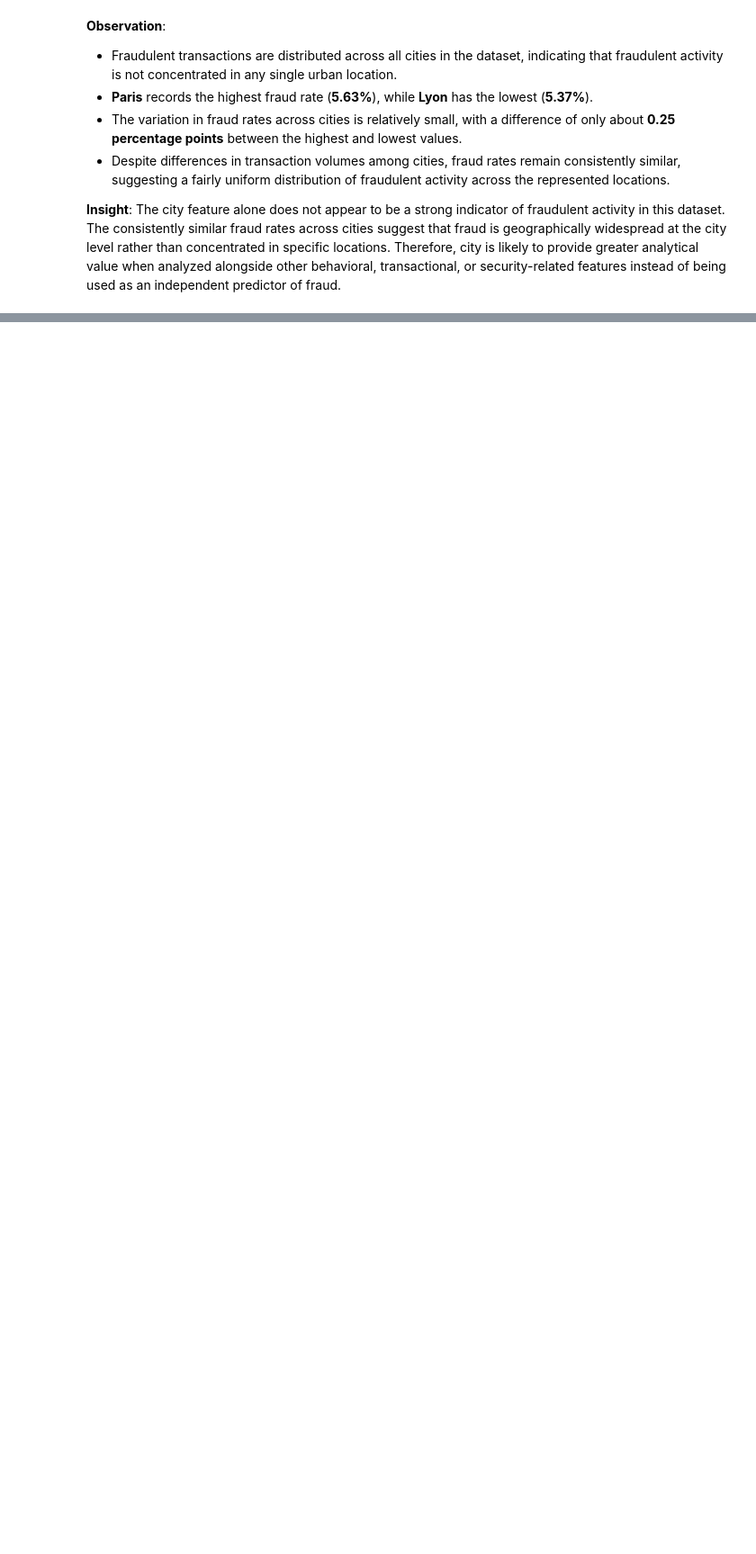
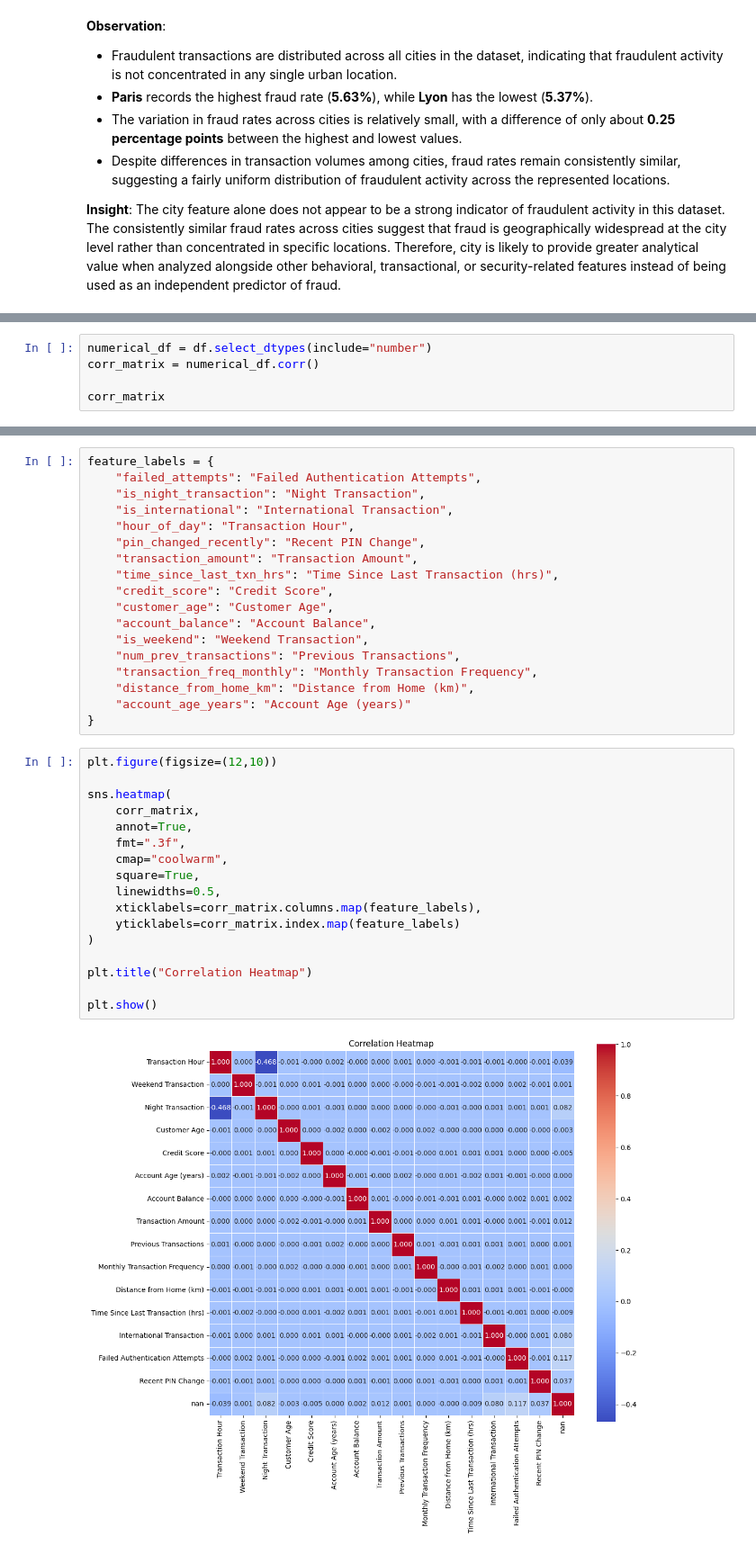
Before and after one commit to abhi-saurav-saroya/bank-fraud-eda, a Jupyter notebook: notebooks/02_exploratory_data_analysis.ipynb, the cells around one changed output, grey strips where cells are left out. Shown at 90% size. Drawn from its saved outputs; the diff is of its cells as text; blank space fills up the shorter version.

Commit message:
feat(eda/correlation-analysis): add Correlation Matrix, Correlation Heatmap, and Correlation with Fraud

```diff
--- a/notebooks/02_exploratory_data_analysis.ipynb
+++ b/notebooks/02_exploratory_data_analysis.ipynb
@@ -2741,0 +2754,5 @@ plt.show()
+# %%
+numerical_df = df.select_dtypes(include="number")
+corr_matrix = numerical_df.corr()
+
+corr_matrix
@@ -2741,0 +2783,37 @@ plt.show()
+# %%
+feature_labels = {
+    "failed_attempts": "Failed Authentication Attempts",
+    "is_night_transaction": "Night Transaction",
+    "is_international": "International Transaction",
+    "hour_of_day": "Transaction Hour",
+    "pin_changed_recently": "Recent PIN Change",
+    "transaction_amount": "Transaction Amount",
+    "time_since_last_txn_hrs": "Time Since Last Transaction (hrs)",
+    "credit_score": "Credit Score",
+    "customer_age": "Customer Age",
+    "account_balance": "Account Balance",
+    "is_weekend": "Weekend Transaction",
+    "num_prev_transactions": "Previous Transactions",
+    "transaction_freq_monthly": "Monthly Transaction Frequency",
+    "distance_from_home_km": "Distance from Home (km)",
+    "account_age_years": "Account Age (years)"
+}
+# %%
+plt.figure(figsize=(12,10))
+
+sns.heatmap(
+    corr_matrix,
+    annot=True,
+    fmt=".3f",
+    cmap="coolwarm",
+    square=True,
+    linewidths=0.5,
+    xticklabels=corr_matrix.columns.map(feature_labels),
+    yticklabels=corr_matrix.index.map(feature_labels)
+)
+
+plt.title("Correlation Heatmap")
+
+plt.show()
+# %% [output]
+[figure, added]
```
Also changed, not shown: parts of 11 cells of this notebook.
